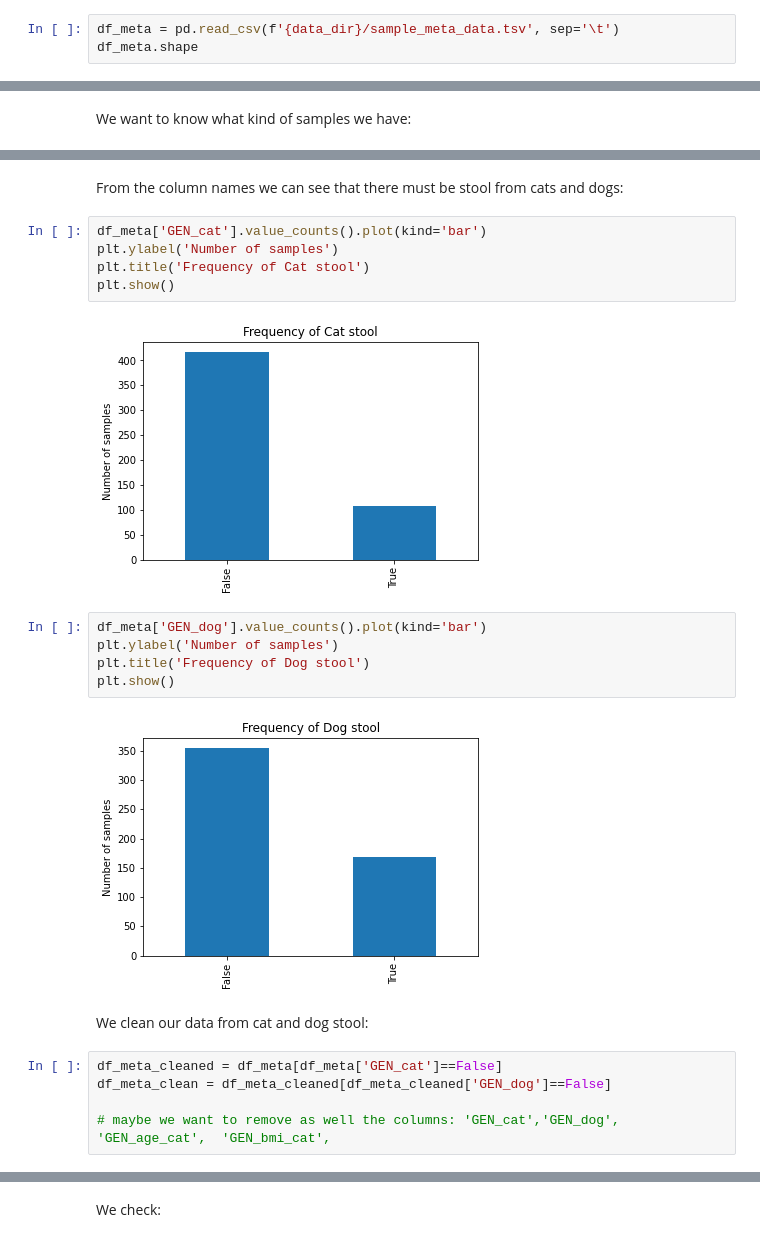
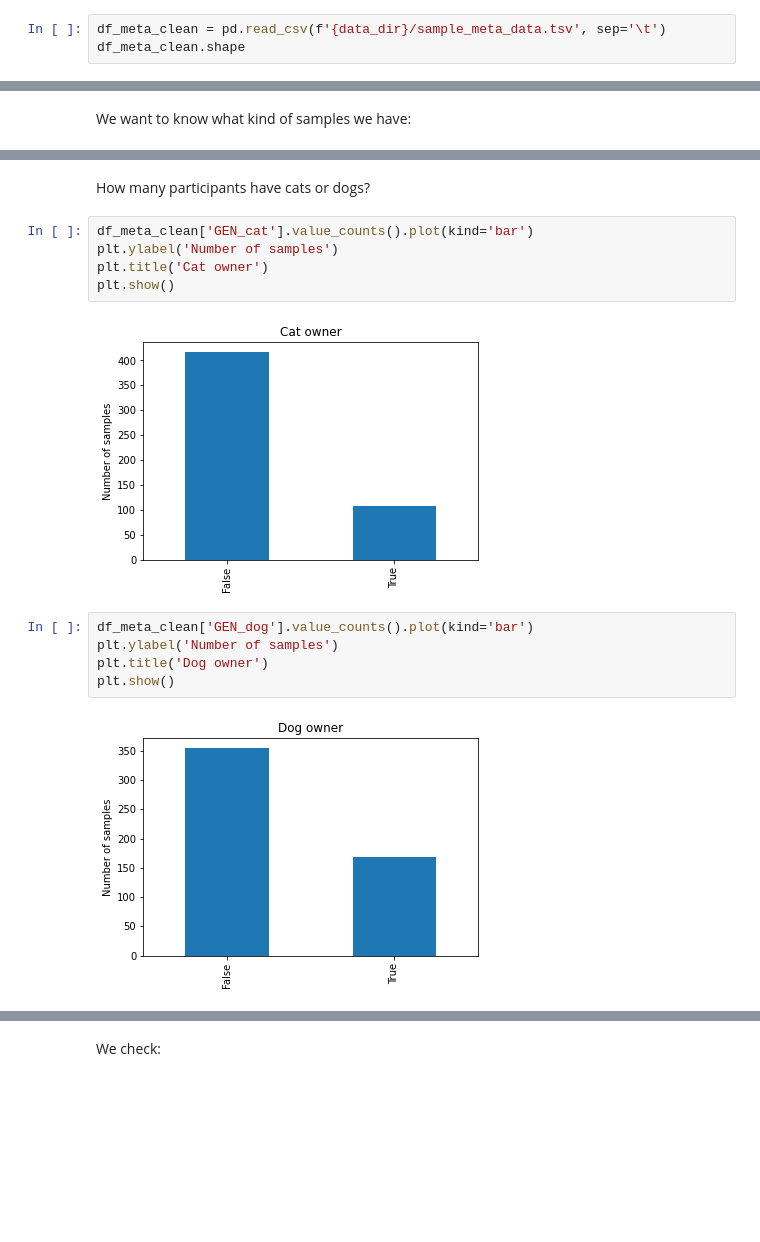
Before and after one commit to dhasanova99/HealthyFood, a Jupyter notebook: JupyterDocs/FirstLook.ipynb, the cells around one changed output, grey strips where cells are left out. Cells and saved outputs as stored; diff of their text form; blank space fills up the shorter version.

```diff
--- a/JupyterDocs/FirstLook.ipynb
+++ b/JupyterDocs/FirstLook.ipynb
@@ -38,8 +38,8 @@ Sample metadata:
 # %% [output]
 2022-10-06 17:00:27 URL:https://polybox.ethz.ch/index.php/s/QqbHeUIpIR0okB8/download [300302/300302] -> "project_data/sample_meta_data.tsv" [1]
 # %%
-df_meta = pd.read_csv(f'{data_dir}/sample_meta_data.tsv', sep='\t')
-df_meta.shape
+df_meta_clean = pd.read_csv(f'{data_dir}/sample_meta_data.tsv', sep='\t')
+df_meta_clean.shape
 # %% [output]
 (523, 57)
 # %%
@@ -96,28 +96,21 @@ df_meta['GEN_sample_type'].value_counts()
 Stool    523
 Name: GEN_sample_type, dtype: int64
 # %% [markdown]
-From the column names we can see that there must be stool from cats and dogs:
+How many participants have cats or dogs?
 # %%
-df_meta['GEN_cat'].value_counts().plot(kind='bar')
+df_meta_clean['GEN_cat'].value_counts().plot(kind='bar')
 plt.ylabel('Number of samples')
-plt.title('Frequency of Cat stool')
+plt.title('Cat owner')
 plt.show()
 # %% [output]
-[figure, old version]
+[figure, new version]
 # %%
-df_meta['GEN_dog'].value_counts().plot(kind='bar')
+df_meta_clean['GEN_dog'].value_counts().plot(kind='bar')
 plt.ylabel('Number of samples')
-plt.title('Frequency of Dog stool')
+plt.title('Dog owner')
 plt.show()
 # %% [output]
-[figure, old version]
+[figure, new version]
-# %% [markdown]
-We clean our data from cat and dog stool:
-# %%
-df_meta_cleaned = df_meta[df_meta['GEN_cat']==False]
-df_meta_clean = df_meta_cleaned[df_meta_cleaned['GEN_dog']==False]
-
-# maybe we want to remove as well the columns: 'GEN_cat','GEN_dog', 'GEN_age_cat',  'GEN_bmi_cat',
 # %%
 #Maybe also remove rows NaN:
 
```
Also changed, not shown: parts of 32 cells of this notebook, 1 other file.
